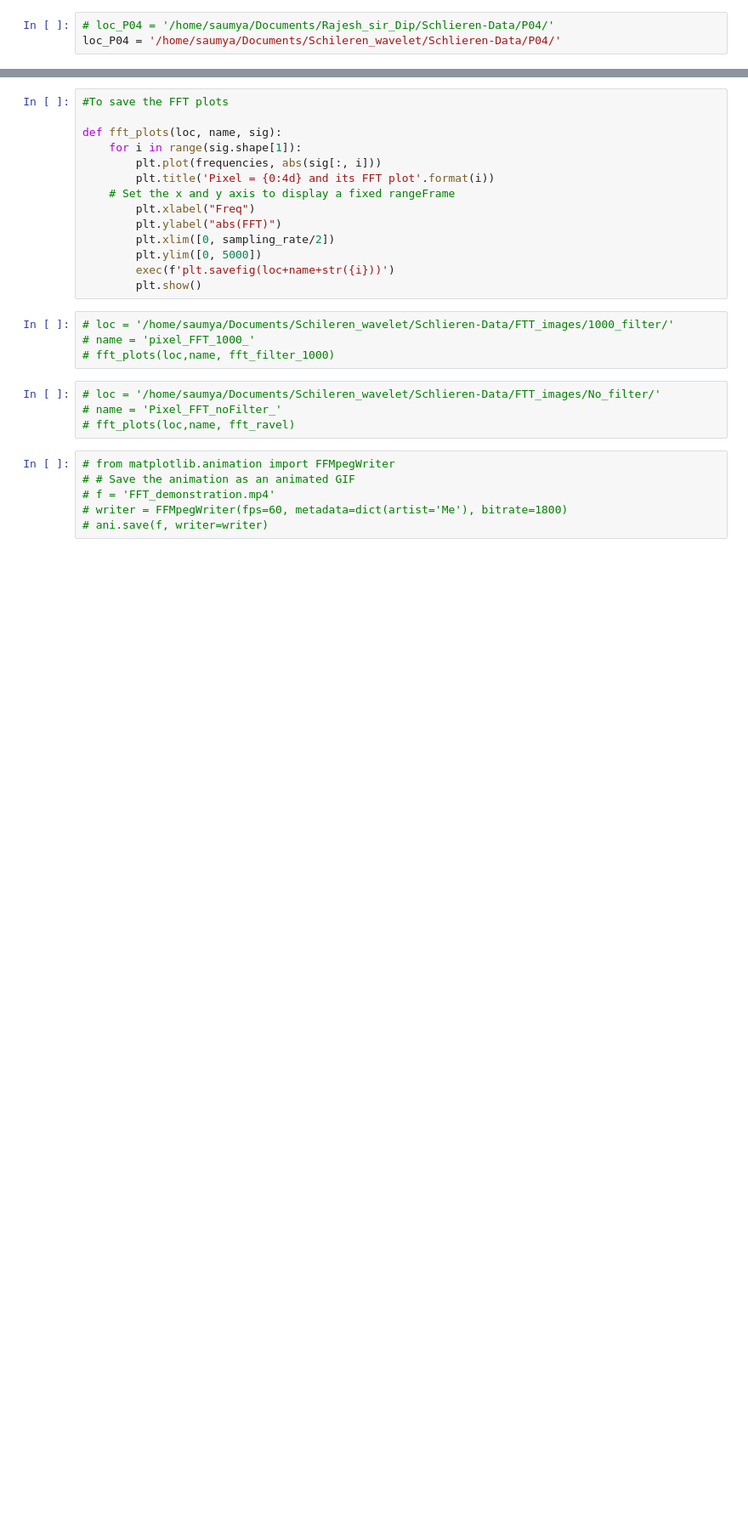
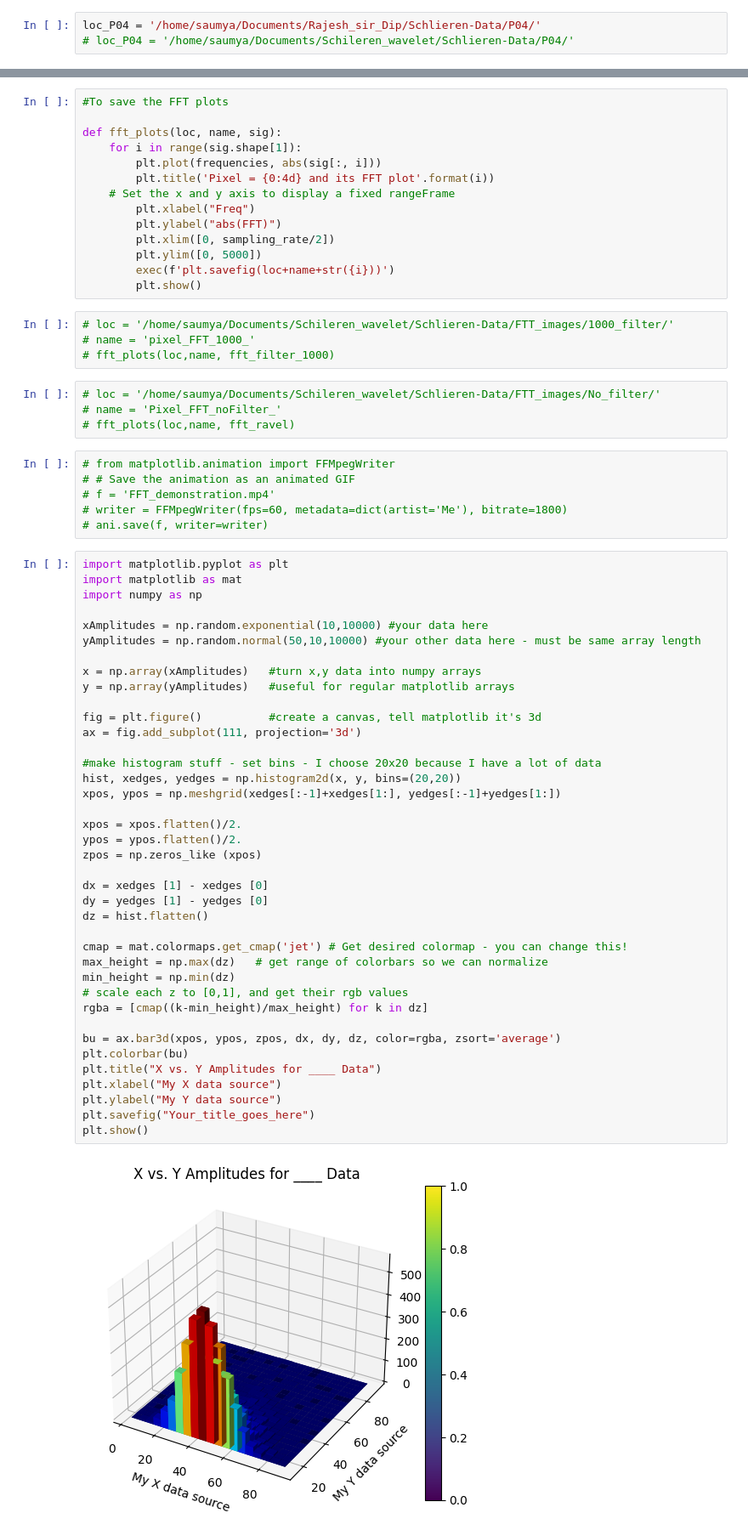
Before and after one commit to CaffineAddic/Wavelet_transforms_in_schlieren_flame_images, a Jupyter notebook: harr_transform.ipynb, the cells around one changed output, grey strips where cells are left out. Shown at 85% size. Cells and saved outputs as stored; diff of their text form; blank space fills up the shorter version.

Commit message:
Tryinng to create a 3d bar plot

```diff
--- a/harr_transform.ipynb
+++ b/harr_transform.ipynb
@@ -3,8 +3,8 @@ import patchify
 import numpy as np
 import matplotlib.pyplot as plt
 # %%
-# loc_P04 = '/home/saumya/Documents/Rajesh_sir_Dip/Schlieren-Data/P04/'
-loc_P04 = '/home/saumya/Documents/Schileren_wavelet/Schlieren-Data/P04/'
+loc_P04 = '/home/saumya/Documents/Rajesh_sir_Dip/Schlieren-Data/P04/'
+# loc_P04 = '/home/saumya/Documents/Schileren_wavelet/Schlieren-Data/P04/'
 # %%
 data = np.load(loc_P04+'P04.npy')
 # %%
@@ -211,3 +226,44 @@ def fft_plots(loc, name, sig):
 # f = 'FFT_demonstration.mp4'
 # writer = FFMpegWriter(fps=60, metadata=dict(artist='Me'), bitrate=1800)
 # ani.save(f, writer=writer)
+# %%
+import matplotlib.pyplot as plt
+import matplotlib as mat
+import numpy as np
+
+xAmplitudes = np.random.exponential(10,10000) #your data here
+yAmplitudes = np.random.normal(50,10,10000) #your other data here - must be same array length
+
+x = np.array(xAmplitudes)   #turn x,y data into numpy arrays
+y = np.array(yAmplitudes)   #useful for regular matplotlib arrays
+
+fig = plt.figure()          #create a canvas, tell matplotlib it's 3d
+ax = fig.add_subplot(111, projection='3d')
+
+#make histogram stuff - set bins - I choose 20x20 because I have a lot of data
+hist, xedges, yedges = np.histogram2d(x, y, bins=(20,20))
+xpos, ypos = np.meshgrid(xedges[:-1]+xedges[1:], yedges[:-1]+yedges[1:])
+
+xpos = xpos.flatten()/2.
+ypos = ypos.flatten()/2.
+zpos = np.zeros_like (xpos)
+
+dx = xedges [1] - xedges [0]
+dy = yedges [1] - yedges [0]
+dz = hist.flatten()
+
+cmap = mat.colormaps.get_cmap('jet') # Get desired colormap - you can change this!
+max_height = np.max(dz)   # get range of colorbars so we can normalize
+min_height = np.min(dz)
+# scale each z to [0,1], and get their rgb values
+rgba = [cmap((k-min_height)/max_height) for k in dz]
+
+bu = ax.bar3d(xpos, ypos, zpos, dx, dy, dz, color=rgba, zsort='average')
+plt.colorbar(bu)
+plt.title("X vs. Y Amplitudes for ____ Data")
+plt.xlabel("My X data source")
+plt.ylabel("My Y data source")
+plt.savefig("Your_title_goes_here")
+plt.show()
+# %% [output]
+[figure, added]
```
Also changed, not shown: parts of 3 cells of this notebook, 2 other files.
